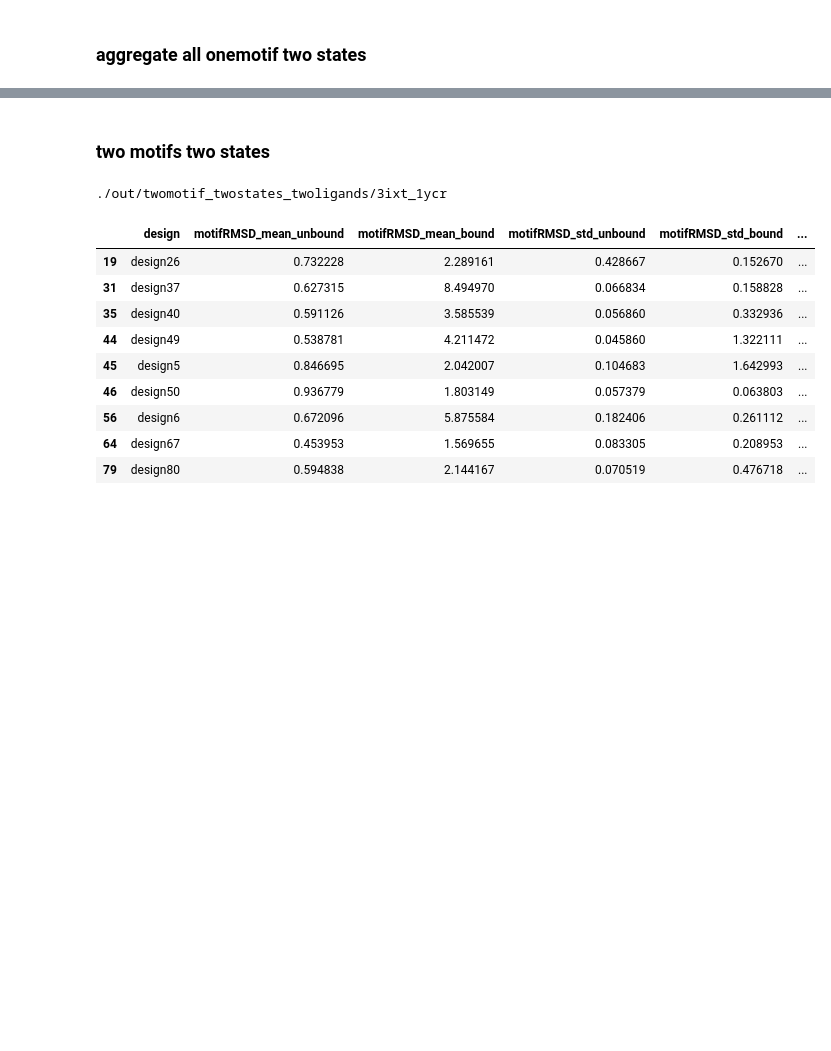
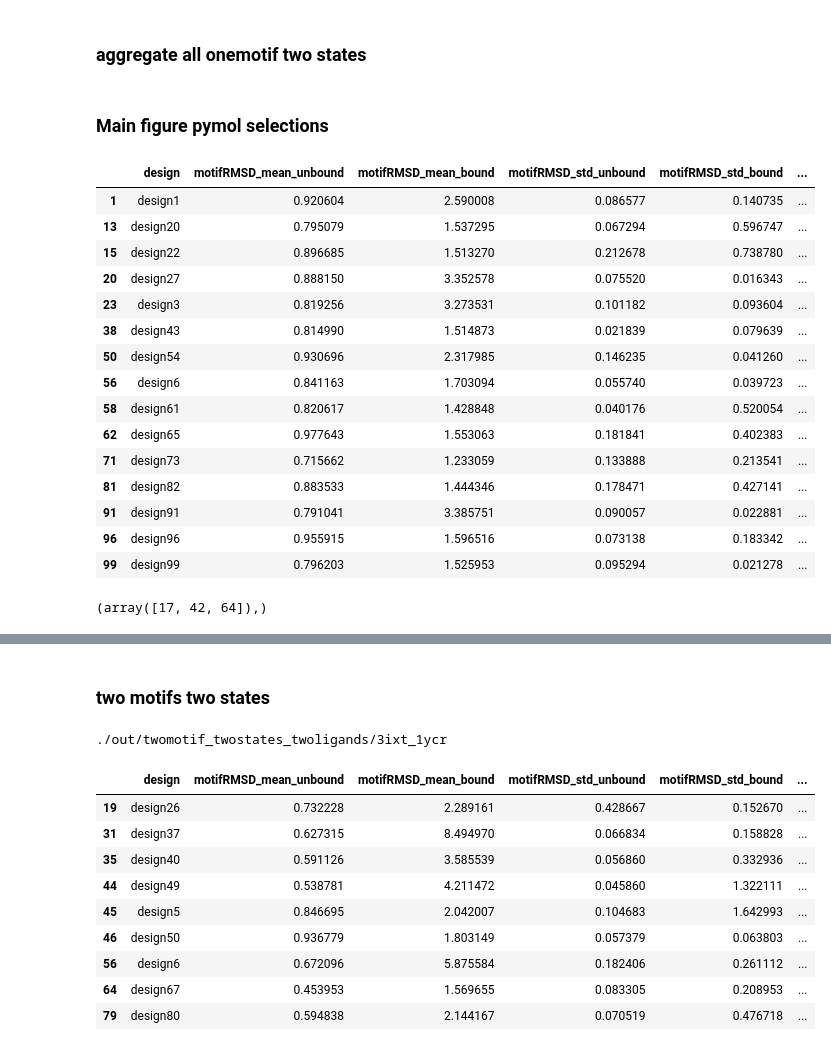
Before and after one commit to aparsanMIT/MotifCraft-AA, a Jupyter notebook: eval.ipynb, the cells around one changed output, grey strips where cells are left out. Saved outputs shown, nothing was run; the diff lists cells and outputs as text; code cells hidden in the pictures; blank space fills up the shorter version.

```diff
--- a/eval.ipynb
+++ b/eval.ipynb
@@ -625,0 +722,40 @@ fig.show()
+# %% [markdown]
+### Main figure pymol selections
+# %%
+motif = "1ycr"
+effector = "EcoRIdna"
+allostery = "neg"
+agg = pd.read_csv( f"out/onemotif_twostates_{allostery}_{effector}/{motif}/_aggresults.csv")
+
+if allostery == "pos":
+    res = agg[(agg["motifRMSD_mean_unbound"] > 1.0) & (agg["motifRMSD_mean_bound"] <= 1.0) & ((agg["motifRMSD_mean_bound"] - agg["motifRMSD_mean_unbound"]).abs() >= 0.5) ]
+else:
+    res = agg[(agg["motifRMSD_mean_unbound"] <= 1.0) & (agg["motifRMSD_mean_bound"] > 1.0) & ((agg["motifRMSD_mean_bound"] - agg["motifRMSD_mean_unbound"]).abs() >= 0.5) ]
+
+res # design91
+# %% [output]
+|  | design | motifRMSD_mean_unbound | motifRMSD_mean_bound | motifRMSD_std_unbound | motifRMSD_std_bound | ... |
+| 1 | design1 | 0.920604 | 2.590008 | 0.086577 | 0.140735 | ... |
+| 13 | design20 | 0.795079 | 1.537295 | 0.067294 | 0.596747 | ... |
+| 15 | design22 | 0.896685 | 1.513270 | 0.212678 | 0.738780 | ... |
+| 20 | design27 | 0.888150 | 3.352578 | 0.075520 | 0.016343 | ... |
+| 23 | design3 | 0.819256 | 3.273531 | 0.101182 | 0.093604 | ... |
+| 38 | design43 | 0.814990 | 1.514873 | 0.021839 | 0.079639 | ... |
+| 50 | design54 | 0.930696 | 2.317985 | 0.146235 | 0.041260 | ... |
+| 56 | design6 | 0.841163 | 1.703094 | 0.055740 | 0.039723 | ... |
+| 58 | design61 | 0.820617 | 1.428848 | 0.040176 | 0.520054 | ... |
+| 62 | design65 | 0.977643 | 1.553063 | 0.181841 | 0.402383 | ... |
+| 71 | design73 | 0.715662 | 1.233059 | 0.133888 | 0.213541 | ... |
+| 81 | design82 | 0.883533 | 1.444346 | 0.178471 | 0.427141 | ... |
+| 91 | design91 | 0.791041 | 3.385751 | 0.090057 | 0.022881 | ... |
+| 96 | design96 | 0.955915 | 1.596516 | 0.073138 | 0.183342 | ... |
+| 99 | design99 | 0.796203 | 1.525953 | 0.095294 | 0.021278 | ... |
+# %%
+import pickle
+import numpy as np
+with open("/data/cb/mihirb14/projects/BoltzDesign1/out/onemotif_twostates_neg_EcoRIdna/1qjg/design8/1qjg_spec.pkl","rb") as f:
+    motif_spec = pickle.load(f)
+np.where(motif_spec["motif_mask"] == True)
+# motif_spec
+# %% [output]
+(array([17, 42, 64]),)
```
Also changed, not shown: parts of 21 cells of this notebook, 1 other file.
